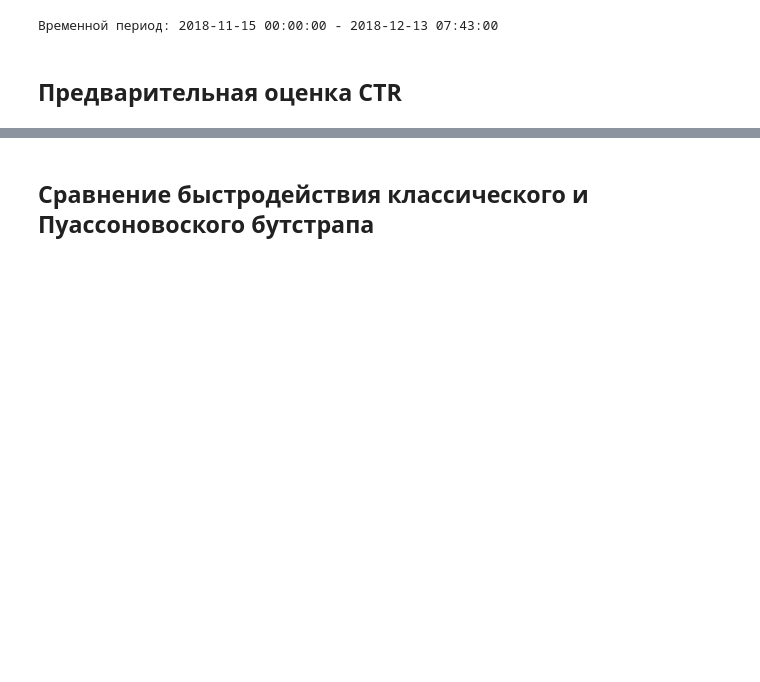
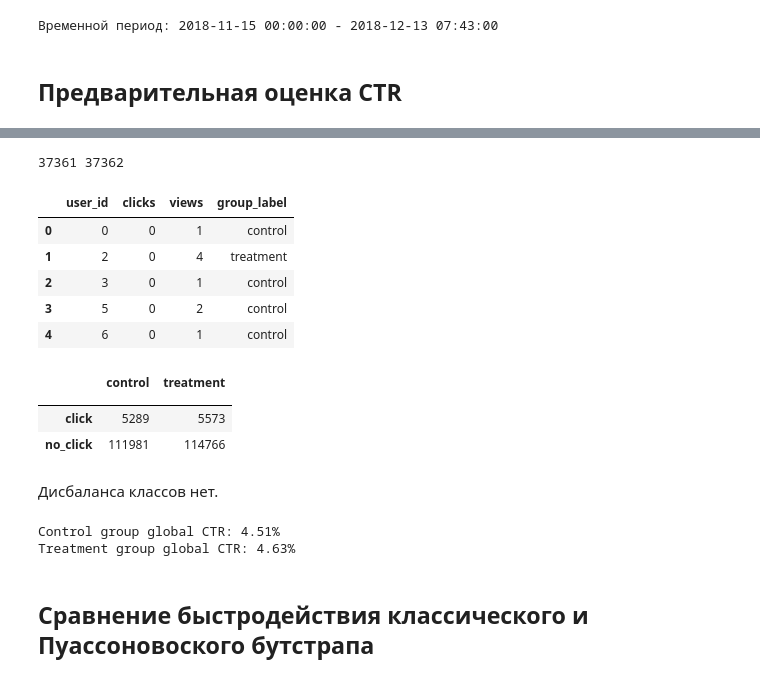
Before and after one commit to VladOnMyOwn/ctr-poisson-bootstrap, a Jupyter notebook: ctr_bootstrap.ipynb, the cells around one changed output, grey strips where cells are left out. Saved outputs shown, nothing was run; the diff lists cells and outputs as text; code cells hidden in the pictures; blank space fills up the shorter version.

```diff
--- a/ctr_bootstrap.ipynb
+++ b/ctr_bootstrap.ipynb
@@ -94,0 +108,34 @@ CTR: 4.57%
+# %%
+# синтетически делим пользователей на 2 группы, предполагая, что это делается в самом процессе проведения теста
+control_group_data = user_level_ctr.sample(n=len(user_level_ctr) // 2, random_state=33)
+treatment_group_data = user_level_ctr[~user_level_ctr.user_id.isin(control_group_data.user_id.values)]
+control_group_data['group_label'] = ['control'] * control_group_data.shape[0]
+treatment_group_data['group_label'] = ['treatment'] * treatment_group_data.shape[0]
+print(control_group_data.shape[0], treatment_group_data.shape[0])
+# %% [output]
+37361 37362
+# %%
+user_level_ctr = pd.concat([control_group_data, treatment_group_data]).sort_values('user_id')
+user_level_ctr.head()
+# %% [output]
+|  | user_id | clicks | views | group_label |
+| 0 | 0 | 0 | 1 | control |
+| 1 | 2 | 0 | 4 | treatment |
+| 2 | 3 | 0 | 1 | control |
+| 3 | 5 | 0 | 2 | control |
+| 4 | 6 | 0 | 1 | control |
+# %%
+contingency_table = user_level_ctr.copy()
+contingency_table['views'] = contingency_table['views'] - contingency_table['clicks']
+contingency_table.rename(columns={'clicks': 'click', 'views': 'no_click'}, inplace=True)
+contingency_table = pd.melt(contingency_table, id_vars=['user_id', 'group_label'], value_vars=['click', 'no_click'], var_name='is_click', value_name='count')
+contingency_table = contingency_table.pivot_table(index='is_click', columns='group_label', values='count', aggfunc='sum')
+contingency_table.columns.name, contingency_table.index.name = '', ''
+contingency_table
+# %% [output]
+|  | control | treatment |
+|  |  |  |
+| click | 5289 | 5573 |
+| no_click | 111981 | 114766 |
+# %% [markdown]
+Дисбаланса классов нет.
@@ -95,2 +145,8 @@ CTR: 4.57%
+# %%
+print('Control group global CTR: {:.2%}'.format(global_ctr_control))
+print('Treatment group global CTR: {:.2%}'.format(global_ctr_treatment))
+# %% [output]
+Control group global CTR: 4.51%
+Treatment group global CTR: 4.63%
 # %% [markdown]
 ## Сравнение быстродействия классического и Пуассоновоского бутстрапа
```
Also changed, not shown: parts of 41 cells of this notebook.
